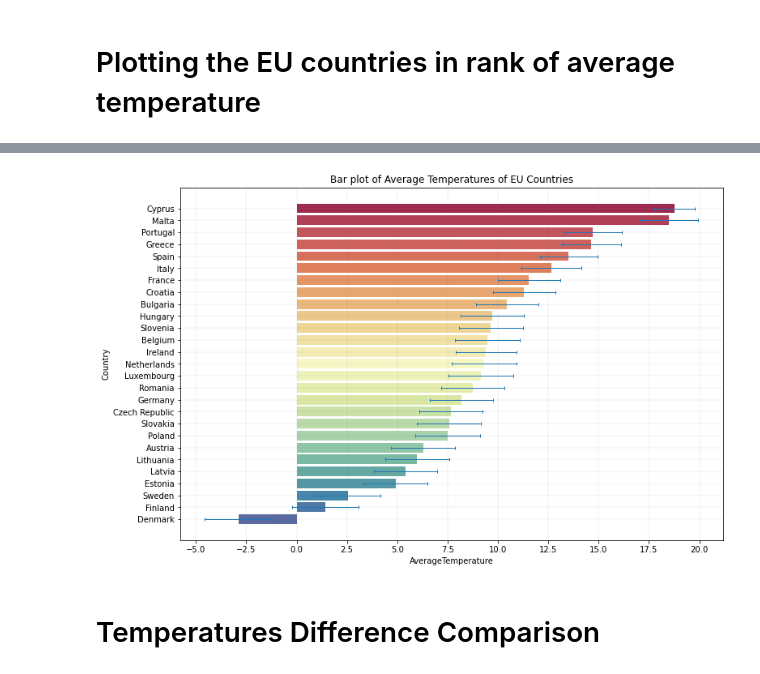
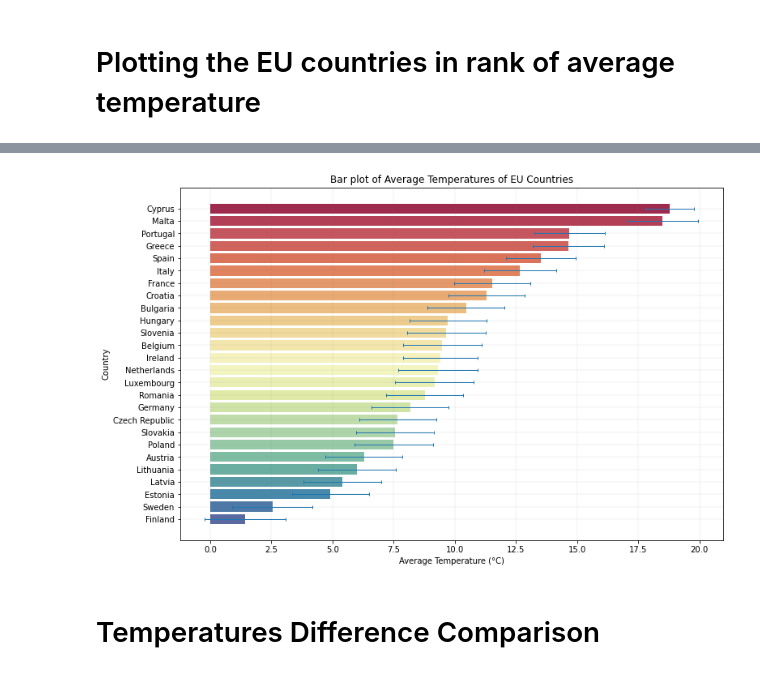
Before and after one commit to gerardheraghty/SurfaceTemperatureAnalysis, a Jupyter notebook: Temp_Comparisons.ipynb, the cells around one changed output, grey strips where cells are left out. Saved outputs shown, nothing was run; the diff lists cells and outputs as text; code cells hidden in the pictures.

```diff
--- a/Temp_Comparisons.ipynb
+++ b/Temp_Comparisons.ipynb
@@ -58,6 +58,8 @@ df_EU = df_country.set_index('Country').loc[EU_list,:].reset_index()
 # %%
 #utilising data cleaning custom function
 cleaning_data(df_EU)
+# %%
+df_EU=df_EU[df_EU['Country']!='Denmark']
 # %%
 #grouping by means
 df_err = df_EU.groupby('Country')['AverageTemperatureUncertainty'].mean()
@@ -72,17 +94,18 @@ df_EU = df_EU.sort_values(by='AverageTemperature',ascending=False)
 # %%
 fig,ax = plt.subplots(figsize=(12,8))
 ax = sns.barplot(x='AverageTemperature',y='Country',data=df_EU,palette="Spectral")
 
 ax.errorbar(df_EU['AverageTemperature'],df_EU['Country'],xerr=df_EU['AverageTemperatureUncertainty'],
             elinewidth=1,capsize = 2,fmt = ' ')
 
 ax.set_title('Bar plot of Average Temperatures of EU Countries')
-plt.xticks(np.arange(-5, 22, 2.5))
+plt.xticks(np.arange(0, 22, 2.5))
 plt.grid(color='gray', linestyle='-', linewidth=0.1)
+ax.set_xlabel('Average Temperature (°C)')
 plt.savefig('EUTemp.png', bbox_inches='tight')
 plt.show()
 # %% [output]
-[figure, old version]
+[figure, new version]
 # %%
 #df_EU = df_EU.groupby('Country')['AverageTemperature'].mean()
 EU_list = EUROPEAN_UNION.names
```
Also changed, not shown: parts of 4 cells of this notebook, 5 other files.
